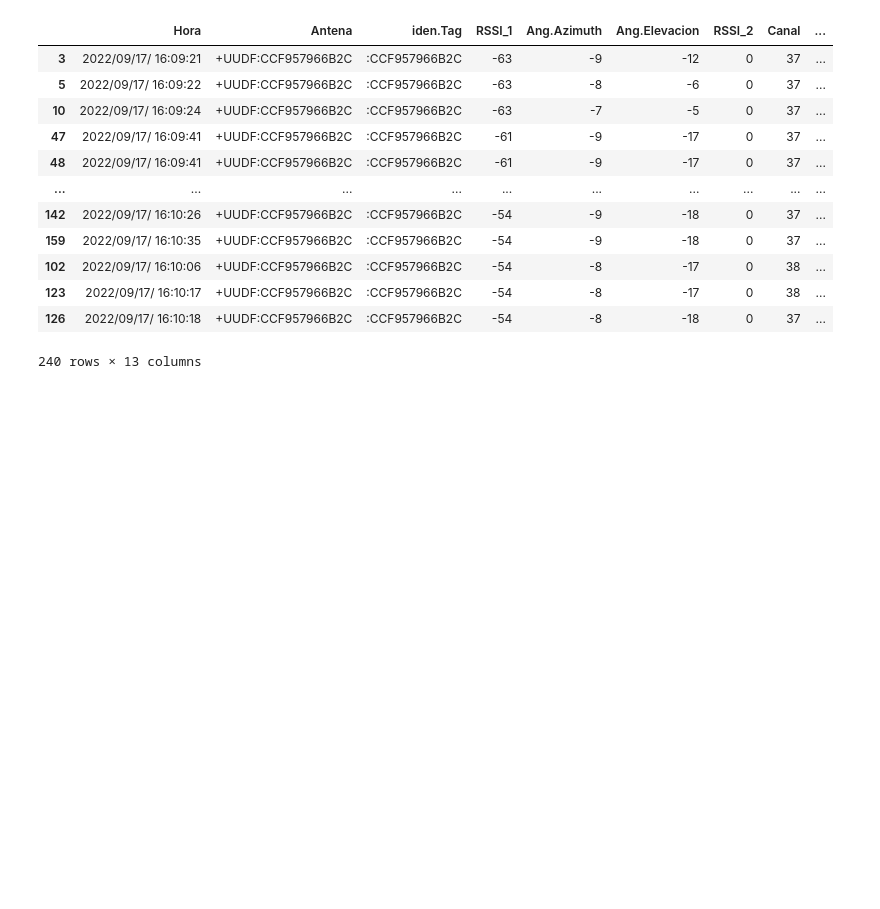
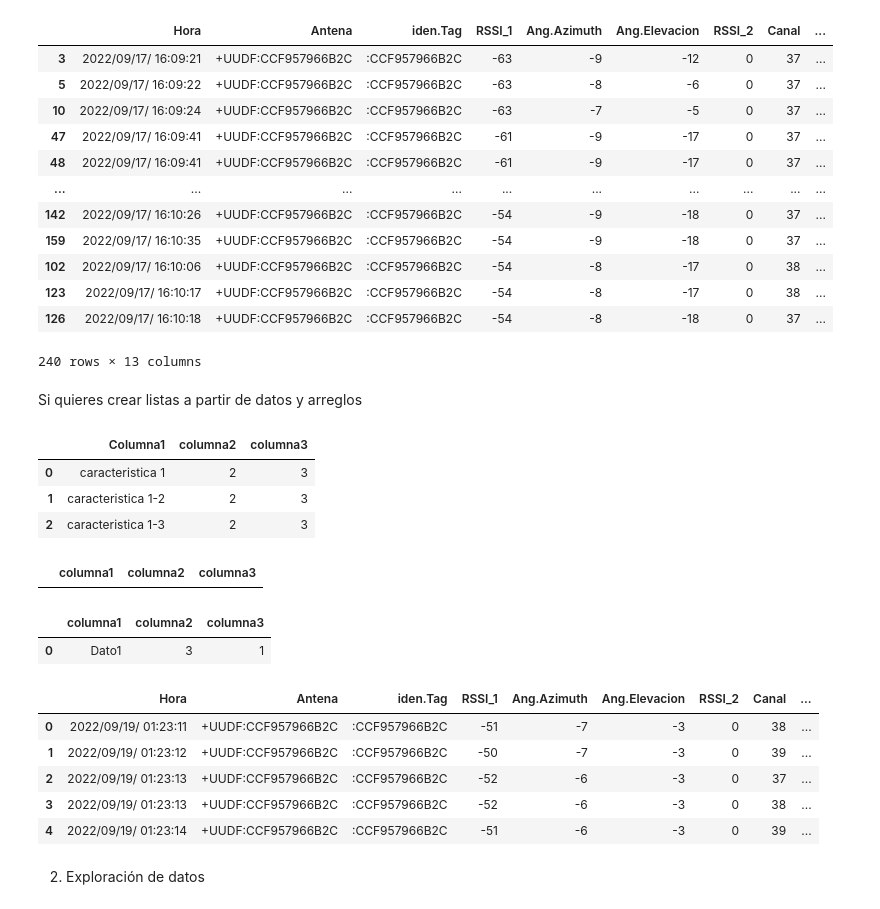
Before and after one commit to JocsanVergara/M_mediciones, a Jupyter notebook: Pruebas/Cargar_CSV_Pandas.ipynb, the cells around one changed output. Drawn from its saved outputs; the diff is of its cells as text; code cells hidden in the pictures; blank space fills up the shorter version.

```diff
--- a/Pruebas/Cargar_CSV_Pandas.ipynb
+++ b/Pruebas/Cargar_CSV_Pandas.ipynb
@@ -142,3 +143,46 @@ df.sort_values(['RSSI_1','Ang.Azimuth'], ascending = ['True','False'])
 | 123 | 2022/09/17/ 16:10:17 | +UUDF:CCF957966B2C | :CCF957966B2C | -54 | -8 | -17 | 0 | 38 | ... |
 | 126 | 2022/09/17/ 16:10:18 | +UUDF:CCF957966B2C | :CCF957966B2C | -54 | -8 | -18 | 0 | 37 | ... |
 240 rows × 13 columns
+# %% [markdown]
+Si quieres crear listas a partir de datos y arreglos
+# %%
+# Tenemos una lista
+elemento1 = ['caracteristica 1',2,3]
+elemento2 = ['caracteristica 1-2',2,3]
+elemento3 = ['caracteristica 1-3',2,3]
+lista = [elemento1,elemento2,elemento3]
+#Creamos el dataframe a partir de la lista
+pd.DataFrame(lista,
+             columns = ['Columna1','columna2','columna3'])
+# %% [output]
+|  | Columna1 | columna2 | columna3 |
+| 0 | caracteristica 1 | 2 | 3 |
+| 1 | caracteristica 1-2 | 2 | 3 |
+| 2 | caracteristica 1-3 | 2 | 3 |
+# %%
+#crear dataframe vacio
+df_vacio = pd.DataFrame(columns = ['columna1','columna2','columna3'])
+df_vacio
+# %% [output]
+|  | columna1 | columna2 | columna3 |
+# %%
+df_vacio = df_vacio.append({
+    'columna1':'Dato1',
+    'columna2':3,
+    'columna3':1},ignore_index = True)
+df_vacio
+# %% [output]
+|  | columna1 | columna2 | columna3 |
+| 0 | Dato1 | 3 | 1 |
+# %%
+train = pd.read_csv('./../Base_datos/LOS_parcial/20220919_012311_134_70_130.csv', encoding='latin-1')
+train.head()
+# %% [output]
+|  | Hora | Antena | iden.Tag | RSSI_1 | Ang.Azimuth | Ang.Elevacion | RSSI_2 | Canal | ... |
+| 0 | 2022/09/19/ 01:23:11 | +UUDF:CCF957966B2C | :CCF957966B2C | -51 | -7 | -3 | 0 | 38 | ... |
+| 1 | 2022/09/19/ 01:23:12 | +UUDF:CCF957966B2C | :CCF957966B2C | -50 | -7 | -3 | 0 | 39 | ... |
+| 2 | 2022/09/19/ 01:23:13 | +UUDF:CCF957966B2C | :CCF957966B2C | -52 | -6 | -3 | 0 | 37 | ... |
+| 3 | 2022/09/19/ 01:23:13 | +UUDF:CCF957966B2C | :CCF957966B2C | -52 | -6 | -3 | 0 | 38 | ... |
+| 4 | 2022/09/19/ 01:23:14 | +UUDF:CCF957966B2C | :CCF957966B2C | -51 | -6 | -3 | 0 | 39 | ... |
+# %% [markdown]
+2. Exploración de datos
```
Also changed, not shown: parts of 16 cells of this notebook.
